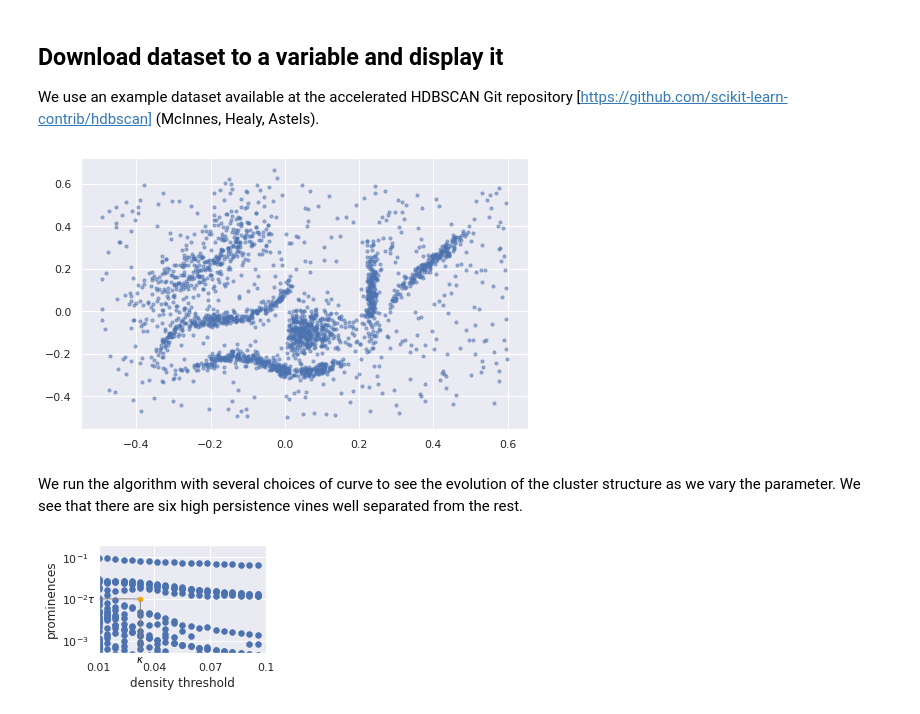
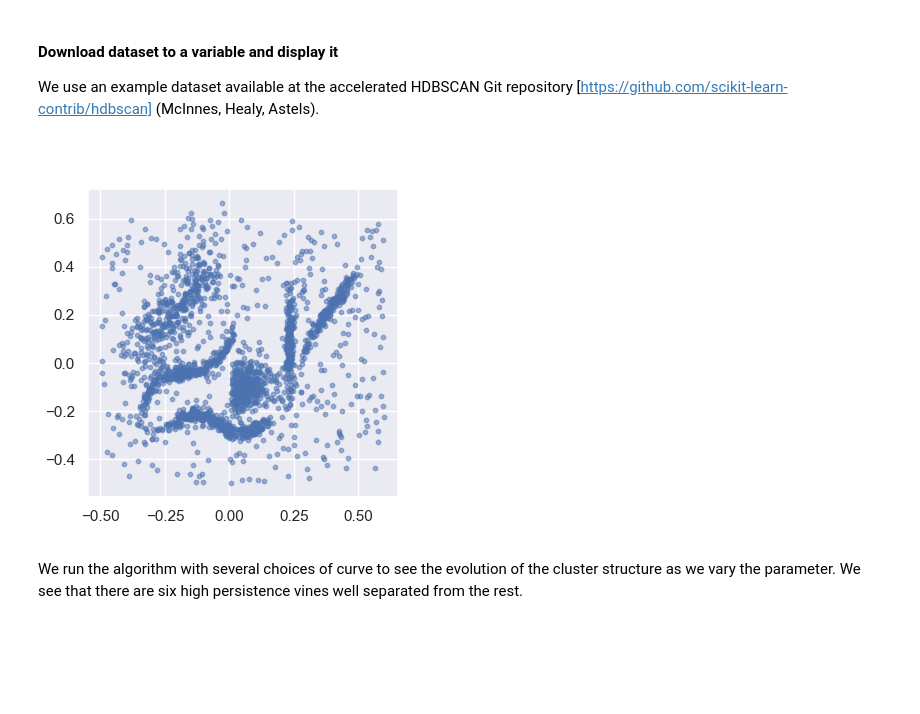
Before and after one commit to LuisScoccola/persistable, a Jupyter notebook: example-6-clusters.ipynb, the cells around one changed output. Drawn from its saved outputs; the diff is of its cells as text; code cells hidden in the pictures; blank space fills up the shorter version.

```diff
--- a/example-6-clusters.ipynb
+++ b/example-6-clusters.ipynb
@@ -9,18 +9,18 @@ sns.set_theme()
 # %% [markdown]
-## Download dataset to a variable and display it
+#### Download dataset to a variable and display it
 
 We use an example dataset available at the accelerated HDBSCAN Git repository [https://github.com/scikit-learn-contrib/hdbscan] (McInnes, Healy, Astels).
 # %%
 from urllib.request import urlopen
 from io import BytesIO
 
 url = "https://github.com/scikit-learn-contrib/hdbscan/blob/4052692af994610adc9f72486a47c905dd527c94/notebooks/clusterable_data.npy?raw=true"
 f = urlopen(url)
 rf = f.read()
 X = np.load(BytesIO(rf))
-fig1, ax1 = plt.subplots() ; fig1.set_figheight(5) ; fig1.set_figwidth(8) ; _ = plt.scatter(X.T[0], X.T[1], s=10, alpha = 0.5)
+fig1, ax1 = plt.subplots() ; fig1.set_figheight(4) ; fig1.set_figwidth(4) ; _ = plt.scatter(X.T[0], X.T[1], s=10, alpha = 0.5)
 # %% [output]
-[figure, old version]
+[figure, new version]
 # %% [markdown]
 We run the algorithm with several choices of curve to see the evolution of the cluster structure as we vary the parameter. We see that there are six high persistence vines well separated from the rest.
 # %%
@@ -37,7 +35,0 @@ PDs = [ x.gamma_linkage(curve).PD()[0] for curve in gammas ]
-# %%
-kappa = 0.03
-tau = 0.01
-
-plotProminenceVineyard(PDs, N_PARAMETERS, initial_k, final_k, kappa = kappa, tau = tau, s = 30, y_lim = [0.0005,0.2])
-# %% [output]
-[figure, removed]
```
Also changed, not shown: parts of 5 cells of this notebook, 12 other files.
